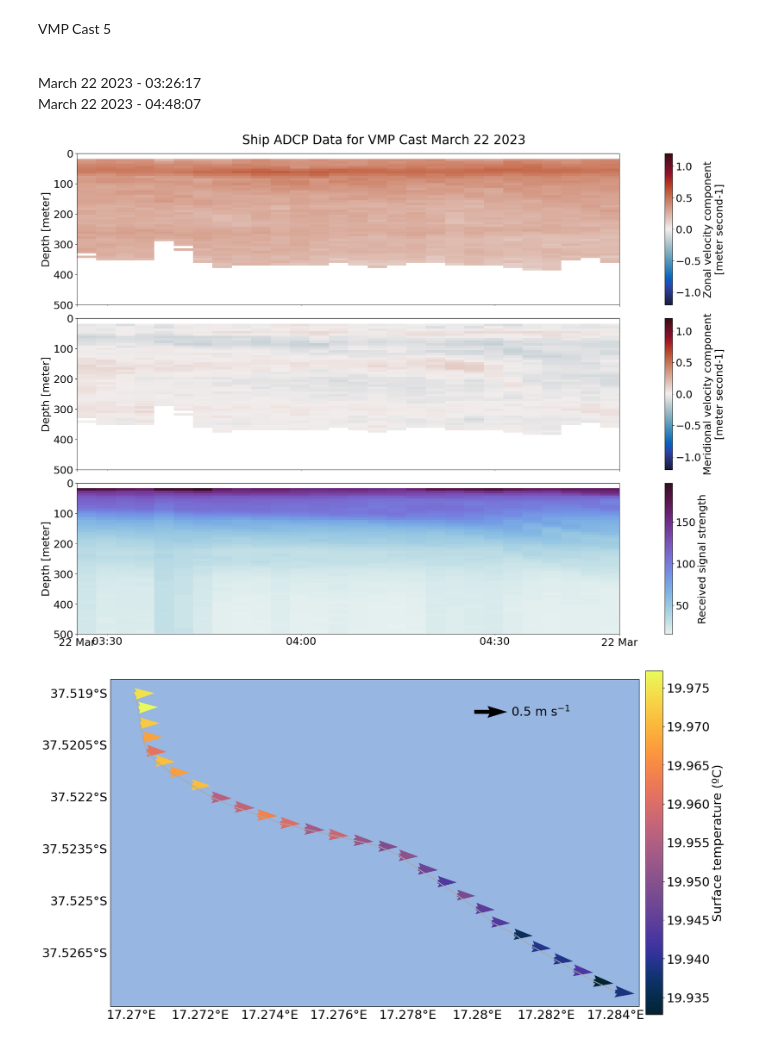
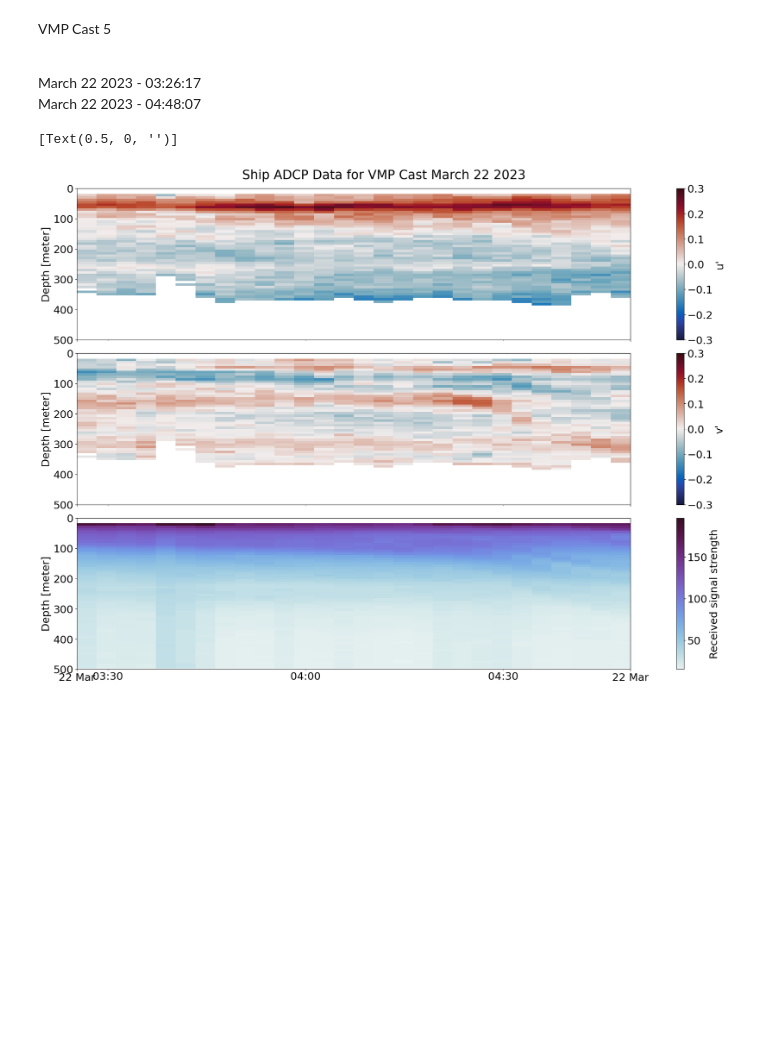
Before and after one commit to palomacartwright/quicche_adcp, a Jupyter notebook: quicche_vmp_adcp.ipynb, the cells around one changed output. Drawn from its saved outputs; the diff is of its cells as text; code cells hidden in the pictures; blank space fills up the shorter version.

Commit message:
updated the plots to u' and v' instead of u and v and averaged across depth to see shear.

```diff
--- a/quicche_vmp_adcp.ipynb
+++ b/quicche_vmp_adcp.ipynb
@@ -278,51 +282,54 @@ March 22 2023 - 03:26:17 <br>
 March 22 2023 - 04:48:07
 # %%
 vmp5 = ds.sel(time=slice("2023-03-22T03:26:00", "2023-03-22T04:49:00"))
+vmp5["u'"] = vmp5['u'] - vmp5['u'].mean("depth")
+vmp5["v'"] = vmp5["v"] - vmp5["v"].mean("depth")
 
 fig, (ax, bx, cx) = plt.subplots(3, 1, figsize=(20,15), sharex= True, constrained_layout = True)
 
-var = ['u', 'v']
+var = ["u'", "v'"]
+vlim = 0.3
 
 for i, vari in enumerate(var):
-    vmp5[vari].plot(y="depth", ylim=(500,0), vmin=-1.2, vmax=1.2, cmap="cmo.balance", ax=[ax, bx][i])
+    vmp5[vari].plot(y="depth", ylim=(500,0), vmin=-vlim, vmax=vlim, cmap="cmo.balance", ax=[ax, bx][i])
     #vmp1.where(vmp1['pg']>85)[vari].plot(y="depth", ylim=(500,0), vmin=-1, vmax=1, cmap="cmo.balance", ax=[ax, bx][i])
 
 vmp5["amp"].plot(y="depth", ylim=(500,0), cmap="cmo.dense", ax=cx)
 
 fig.suptitle("Ship ADCP Data for VMP Cast March 22 2023")
 cx.xaxis.set_major_locator(mdates.DayLocator())
 cx.xaxis.set_minor_locator(mdates.MinuteLocator(np.arange(0,60, 30)))
 cx.xaxis.set_major_formatter(mdates.DateFormatter("%d %b"))
 cx.xaxis.set_minor_formatter(mdates.DateFormatter("%H:%M"))
 rot_ticks(cx, 0, 'center')
 
 ax.set(xlabel=None)
 bx.set(xlabel=None)
 cx.set(xlabel=None)
 
-fig, ax = plt.subplots(figsize=(20,11), subplot_kw={"projection":ccrs.PlateCarree()})
-ax.plot(vmp5.lon, vmp5.lat, c="darkgrey")
-ax.add_feature(cfeature.LAND)
-ax.add_feature(cfeature.COASTLINE)
-ax.add_feature(cfeature.OCEAN)
-gl = ax.gridlines(lw =0,
-                  draw_labels=True)
-gl.top_labels = False
-gl.right_labels = False
-quivplt = vmp5.isel(time=np.arange(0,len(vmp5.time),1),
-          depth=slice(0,100)).mean('depth').plot.quiver(x='lon',
-                                                      y='lat',
-                                                      u='u',
-                                                      v='v',
-                                                      scale=8,
-                                                      pivot='tail', #make the arrow pivot on the tail
-                                                      hue="tr_temp",
-                                                      cmap="cmo.thermal",
-                                                        cbar_kwargs={'pad':0.01,'label':'Surface temperature (ºC)'})
+# fig, ax = plt.subplots(figsize=(20,11), subplot_kw={"projection":ccrs.PlateCarree()})
+# ax.plot(vmp5.lon, vmp5.lat, c="darkgrey")
+# ax.add_feature(cfeature.LAND)
+# ax.add_feature(cfeature.COASTLINE)
+# ax.add_feature(cfeature.OCEAN)
+# gl = ax.gridlines(lw =0,
+#                   draw_labels=True)
+# gl.top_labels = False
+# gl.right_labels = False
+# quivplt = vmp5.isel(time=np.arange(0,len(vmp5.time),1),
+#           depth=slice(0,100)).mean('depth').plot.quiver(x='lon',
+#                                                       y='lat',
+#                                                       u='u',
+#                                                       v='v',
+#                                                       scale=8,
+#                                                       pivot='tail', #make the arrow pivot on the tail
+#                                                       hue="tr_temp",
+#                                                       cmap="cmo.thermal",
+#                                                         cbar_kwargs={'pad':0.01,'label':'Surface temperature (ºC)'})
 
-qk = ax.quiverkey(quivplt, 0.75, 0.9, 0.5, '0.5 m s$^{-1}$', labelpos='E',
-                   coordinates='axes',zorder=6,color='k')
-#ax.set_extent([13.45,13.5,-35.93,-35.96])
+# qk = ax.quiverkey(quivplt, 0.75, 0.9, 0.5, '0.5 m s$^{-1}$', labelpos='E',
+#                    coordinates='axes',zorder=6,color='k')
+# #ax.set_extent([13.45,13.5,-35.93,-35.96])
 # %% [output]
+[Text(0.5, 0, '')]
-[figure, old version]
+[figure, new version]
-[figure, removed]
```
Also changed, not shown: parts of 6 cells of this notebook.
